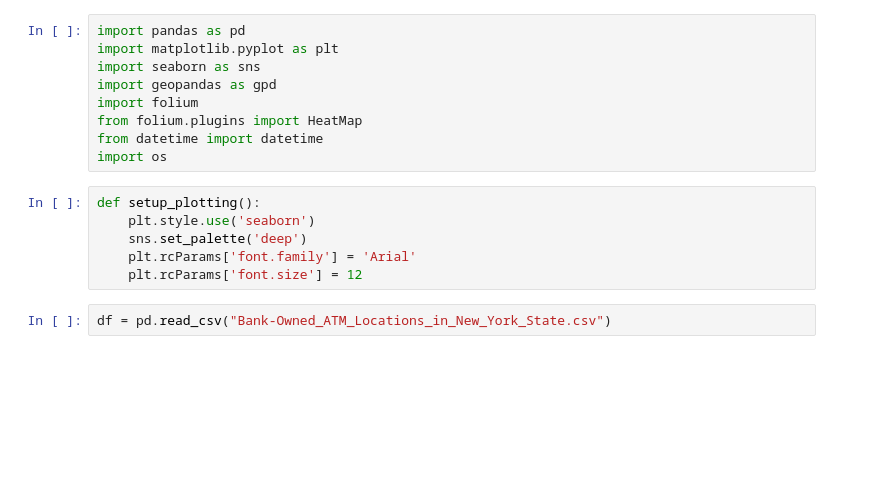
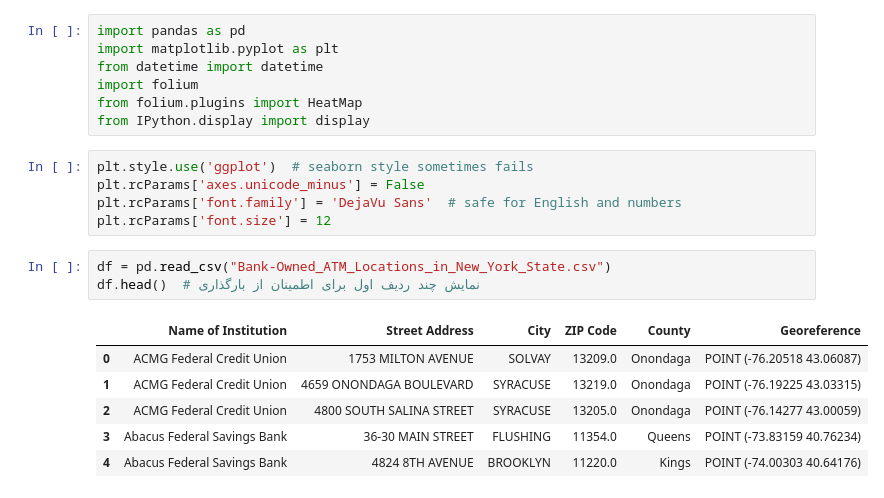
Before and after one commit to Parham-Dehghan/NY-ATM-Analysis, a Jupyter notebook: pp.ipynb, the cells around one changed output. Drawn from its saved outputs; the diff is of its cells as text; blank space fills up the shorter version.

```diff
--- a/pp.ipynb
+++ b/pp.ipynb
@@ -1,18 +1,23 @@
 # %%
 import pandas as pd
 import matplotlib.pyplot as plt
-import seaborn as sns
-import geopandas as gpd
+from datetime import datetime
 import folium
 from folium.plugins import HeatMap
-from datetime import datetime
-import os
+from IPython.display import display
 # %%
-def setup_plotting():
-    plt.style.use('seaborn')
-    sns.set_palette('deep')
-    plt.rcParams['font.family'] = 'Arial'
-    plt.rcParams['font.size'] = 12
+plt.style.use('ggplot')  # seaborn style sometimes fails
+plt.rcParams['axes.unicode_minus'] = False
+plt.rcParams['font.family'] = 'DejaVu Sans'  # safe for English and numbers
+plt.rcParams['font.size'] = 12
 # %%
 df = pd.read_csv("Bank-Owned_ATM_Locations_in_New_York_State.csv")
+df.head()  # نمایش چند ردیف اول برای اطمینان از بارگذاری
+# %% [output]
+|  | Name of Institution | Street Address | City | ZIP Code | County | Georeference |
+| 0 | ACMG Federal Credit Union | 1753 MILTON AVENUE | SOLVAY | 13209.0 | Onondaga | POINT (-76.20518 43.06087) |
+| 1 | ACMG Federal Credit Union | 4659 ONONDAGA BOULEVARD | SYRACUSE | 13219.0 | Onondaga | POINT (-76.19225 43.03315) |
+| 2 | ACMG Federal Credit Union | 4800 SOUTH SALINA STREET | SYRACUSE | 13205.0 | Onondaga | POINT (-76.14277 43.00059) |
+| 3 | Abacus Federal Savings Bank | 36-30 MAIN STREET | FLUSHING | 11354.0 | Queens | POINT (-73.83159 40.76234) |
+| 4 | Abacus Federal Savings Bank | 4824 8TH AVENUE | BROOKLYN | 11220.0 | Kings | POINT (-74.00303 40.64176) |
 # %%
```
Also changed, not shown: parts of 7 cells of this notebook.
